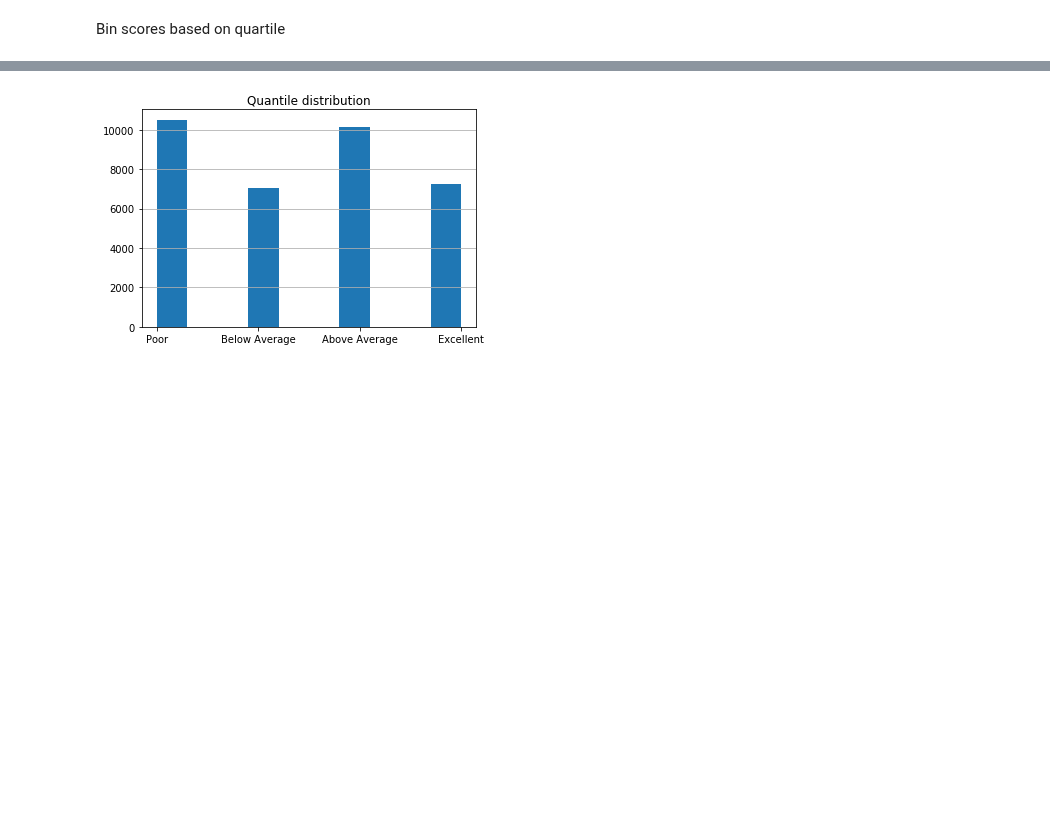
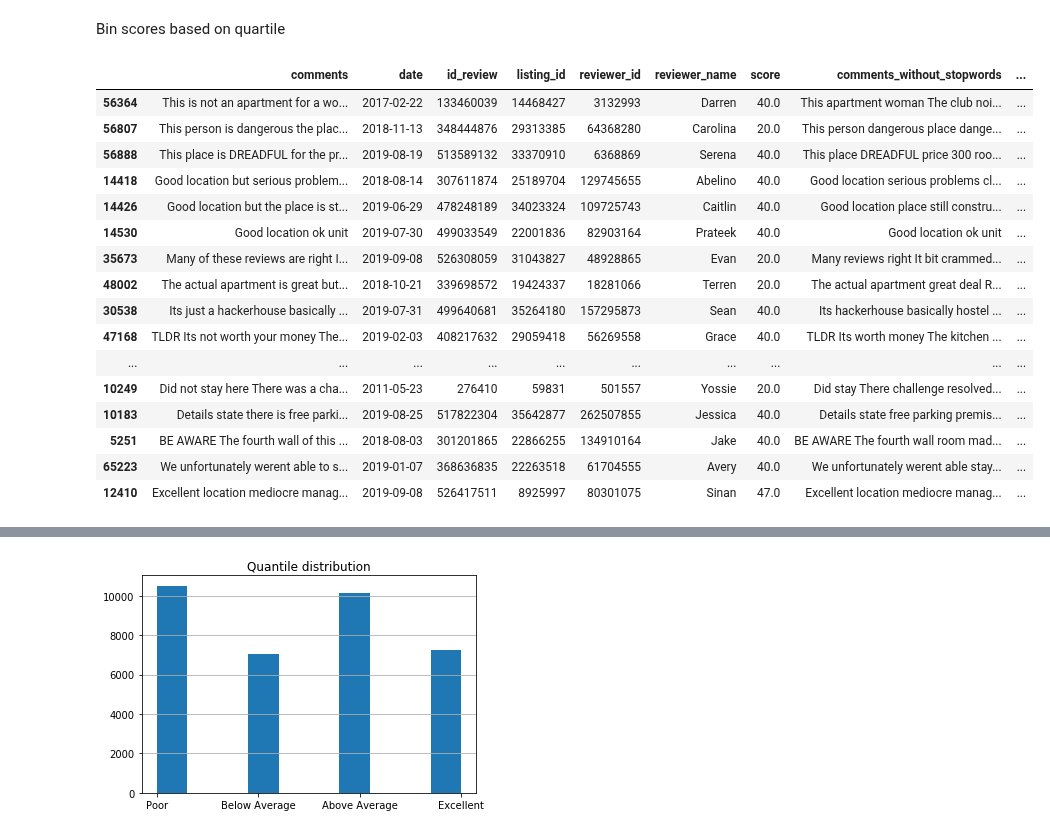
Before and after one commit to KishenSharma6/Airbnb-SF, a Jupyter notebook: Project Codes/04. Data Processing and Feature Engineering/01_06_2020_Preprocessing NLP.ipynb, the cells around one changed output, grey strips where cells are left out. Saved outputs shown, nothing was run; the diff lists cells and outputs as text; code cells hidden in the pictures; blank space fills up the shorter version.

Commit message:
Checkpoint prior to implementing vader for review classification

```diff
--- a/Project Codes/04. Data Processing and Feature Engineering/01_06_2020_Preprocessing NLP.ipynb
+++ b/Project Codes/04. Data Processing and Feature Engineering/01_06_2020_Preprocessing NLP.ipynb
@@ -180,3 +191,23 @@ Text(0.5, 0, 'Scores')
 [figure]
 # %% [markdown]
 Bin scores based on quartile
+# %%
+review_scores[review_scores.score < 50 ]
+# %% [output]
+|  | comments | date | id_review | listing_id | reviewer_id | reviewer_name | score | comments_without_stopwords | ... |
+| 56364 | This is not an apartment for a wo... | 2017-02-22 | 133460039 | 14468427 | 3132993 | Darren | 40.0 | This apartment woman The club noi... | ... |
+| 56807 | This person is dangerous the plac... | 2018-11-13 | 348444876 | 29313385 | 64368280 | Carolina | 20.0 | This person dangerous place dange... | ... |
+| 56888 | This place is DREADFUL for the pr... | 2019-08-19 | 513589132 | 33370910 | 6368869 | Serena | 40.0 | This place DREADFUL price 300 roo... | ... |
+| 14418 | Good location but serious problem... | 2018-08-14 | 307611874 | 25189704 | 129745655 | Abelino | 40.0 | Good location serious problems cl... | ... |
+| 14426 | Good location but the place is st... | 2019-06-29 | 478248189 | 34023324 | 109725743 | Caitlin | 40.0 | Good location place still constru... | ... |
+| 14530 | Good location ok unit | 2019-07-30 | 499033549 | 22001836 | 82903164 | Prateek | 40.0 | Good location ok unit | ... |
+| 35673 | Many of these reviews are right I... | 2019-09-08 | 526308059 | 31043827 | 48928865 | Evan | 20.0 | Many reviews right It bit crammed... | ... |
+| 48002 | The actual apartment is great but... | 2018-10-21 | 339698572 | 19424337 | 18281066 | Terren | 20.0 | The actual apartment great deal R... | ... |
+| 30538 | Its just a hackerhouse basically ... | 2019-07-31 | 499640681 | 35264180 | 157295873 | Sean | 40.0 | Its hackerhouse basically hostel ... | ... |
+| 47168 | TLDR Its not worth your money The... | 2019-02-03 | 408217632 | 29059418 | 56269558 | Grace | 40.0 | TLDR Its worth money The kitchen ... | ... |
+| ... | ... | ... | ... | ... | ... | ... | ... | ... | ... |
+| 10249 | Did not stay here There was a cha... | 2011-05-23 | 276410 | 59831 | 501557 | Yossie | 20.0 | Did stay There challenge resolved... | ... |
+| 10183 | Details state there is free parki... | 2019-08-25 | 517822304 | 35642877 | 262507855 | Jessica | 40.0 | Details state free parking premis... | ... |
+| 5251 | BE AWARE The fourth wall of this ... | 2018-08-03 | 301201865 | 22866255 | 134910164 | Jake | 40.0 | BE AWARE The fourth wall room mad... | ... |
+| 65223 | We unfortunately werent able to s... | 2019-01-07 | 368636835 | 22263518 | 61704555 | Avery | 40.0 | We unfortunately werent able stay... | ... |
+| 12410 | Excellent location mediocre manag... | 2019-09-08 | 526417511 | 8925997 | 80301075 | Sinan | 47.0 | Excellent location mediocre manag... | ... |
```
Also changed, not shown: parts of 5 cells of this notebook, 1 other file.
